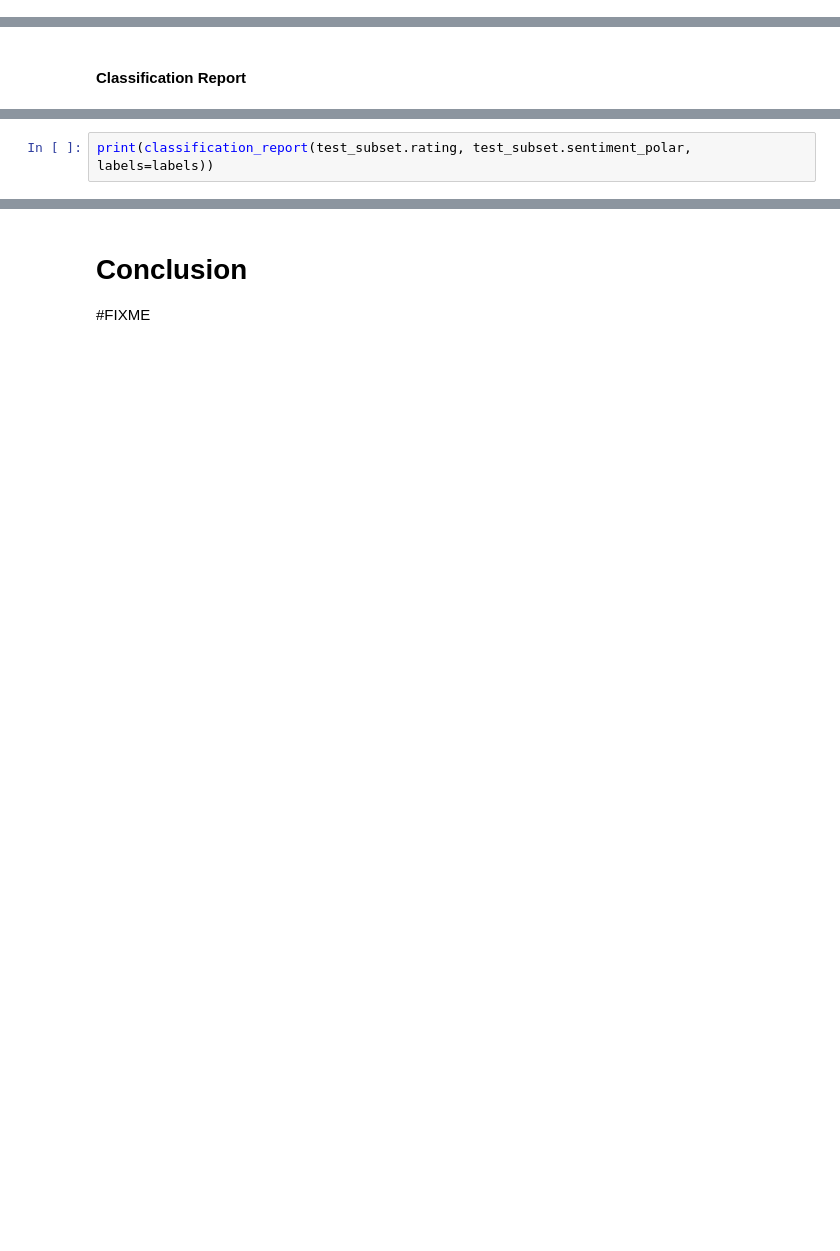
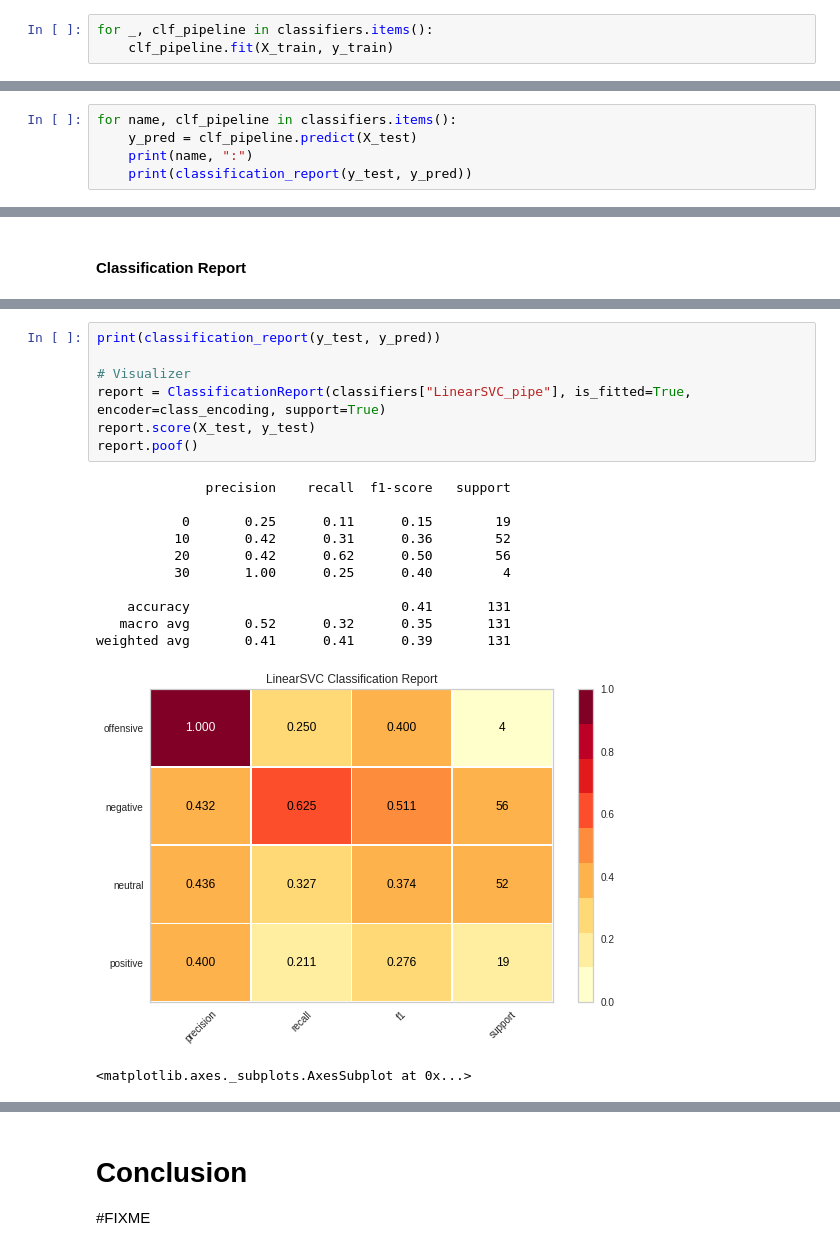
Before and after one commit to viennadatasciencegroup/data4good-wahlbeobachtung19, a Jupyter notebook: notebooks/1.1-tte-sentiment-prototyping.ipynb, the cells around one changed output, grey strips where cells are left out. Saved outputs shown, nothing was run; the diff lists cells and outputs as text; blank space fills up the shorter version.

```diff
--- a/notebooks/1.1-tte-sentiment-prototyping.ipynb
+++ b/notebooks/1.1-tte-sentiment-prototyping.ipynb
@@ -78,0 +155,3 @@ ML-based approach.
+# %%
+for _, clf_pipeline in classifiers.items():
+    clf_pipeline.fit(X_train, y_train)
@@ -78,0 +160,5 @@ ML-based approach.
+# %%
+for name, clf_pipeline in classifiers.items():
+    y_pred = clf_pipeline.predict(X_test)
+    print(name, ":")
+    print(classification_report(y_test, y_pred))
@@ -101,2 +204,20 @@ Policy: Summing polarity scores
-# %%
-print(classification_report(test_subset.rating, test_subset.sentiment_polar, labels=labels))
+# %%
+print(classification_report(y_test, y_pred))
+
+# Visualizer
+report = ClassificationReport(classifiers["LinearSVC_pipe"], is_fitted=True, encoder=class_encoding, support=True)
+report.score(X_test, y_test)
+report.poof()
+# %% [output]
+              precision    recall  f1-score   support
+
+           0       0.25      0.11      0.15        19
+          10       0.42      0.31      0.36        52
+          20       0.42      0.62      0.50        56
+          30       1.00      0.25      0.40         4
+
+    accuracy                           0.41       131
+   macro avg       0.52      0.32      0.35       131
+weighted avg       0.41      0.41      0.39       131
+[figure, added]
+<matplotlib.axes._subplots.AxesSubplot at 0x...>
```
Also changed, not shown: parts of 35 cells of this notebook.
